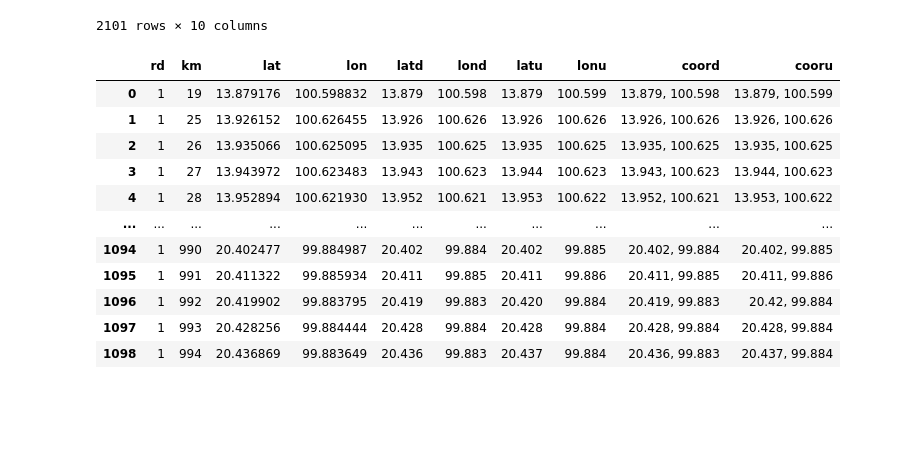
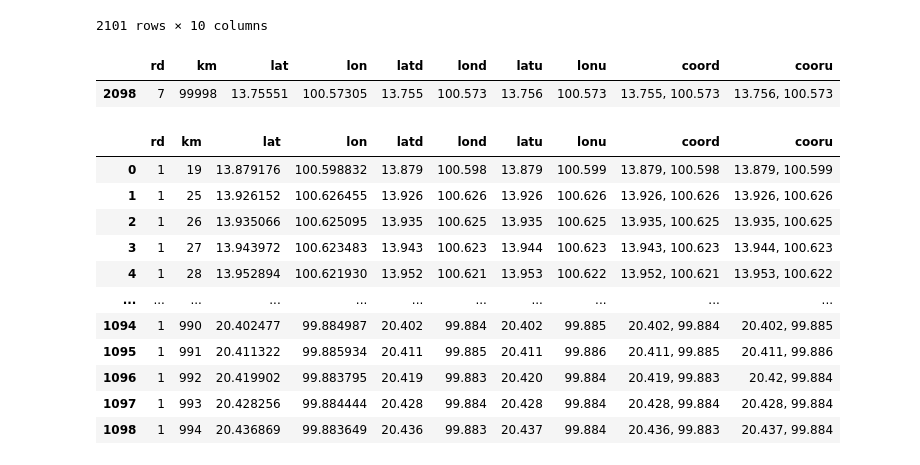
Before and after one commit to Traffic-anomaly-detection/traffic-anomaly-detection, a Jupyter notebook: CleansingData/AccidentWithRoadNo.ipynb, the cells around one changed output. Drawn from its saved outputs; the diff is of its cells as text; code cells hidden in the pictures; blank space fills up the shorter version.

```diff
--- a/CleansingData/AccidentWithRoadNo.ipynb
+++ b/CleansingData/AccidentWithRoadNo.ipynb
@@ -64,6 +64,11 @@ df_route
 df_route_1 = df_route[df_route["rd"]==1]
 df_route_2 = df_route[df_route["rd"]==2]
 df_route_7 = df_route[df_route["rd"]==7]
+# %%
+df_route_7[df_route_7["lond"]==100.573]
+# %% [output]
+|  | rd | km | lat | lon | latd | lond | latu | lonu | coord | cooru |
+| 2098 | 7 | 99998 | 13.75551 | 100.57305 | 13.755 | 100.573 | 13.756 | 100.573 | 13.755, 100.573 | 13.756, 100.573 |
 # %%
 df_route_1 = df_route_1.sort_values("km")
 df_route_1 = df_route_1.reset_index(drop=True)
```
Also changed, not shown: 2 other files.
